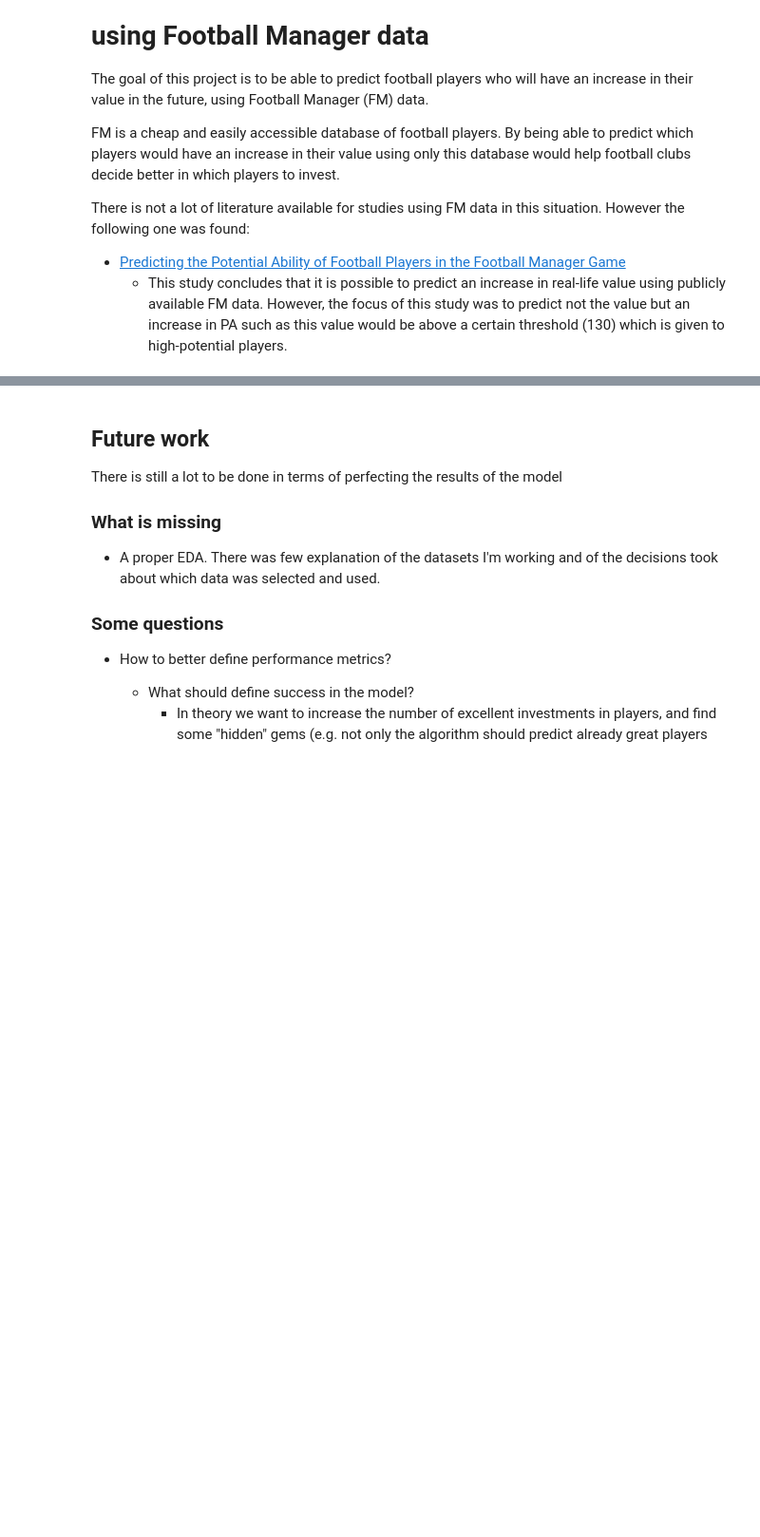
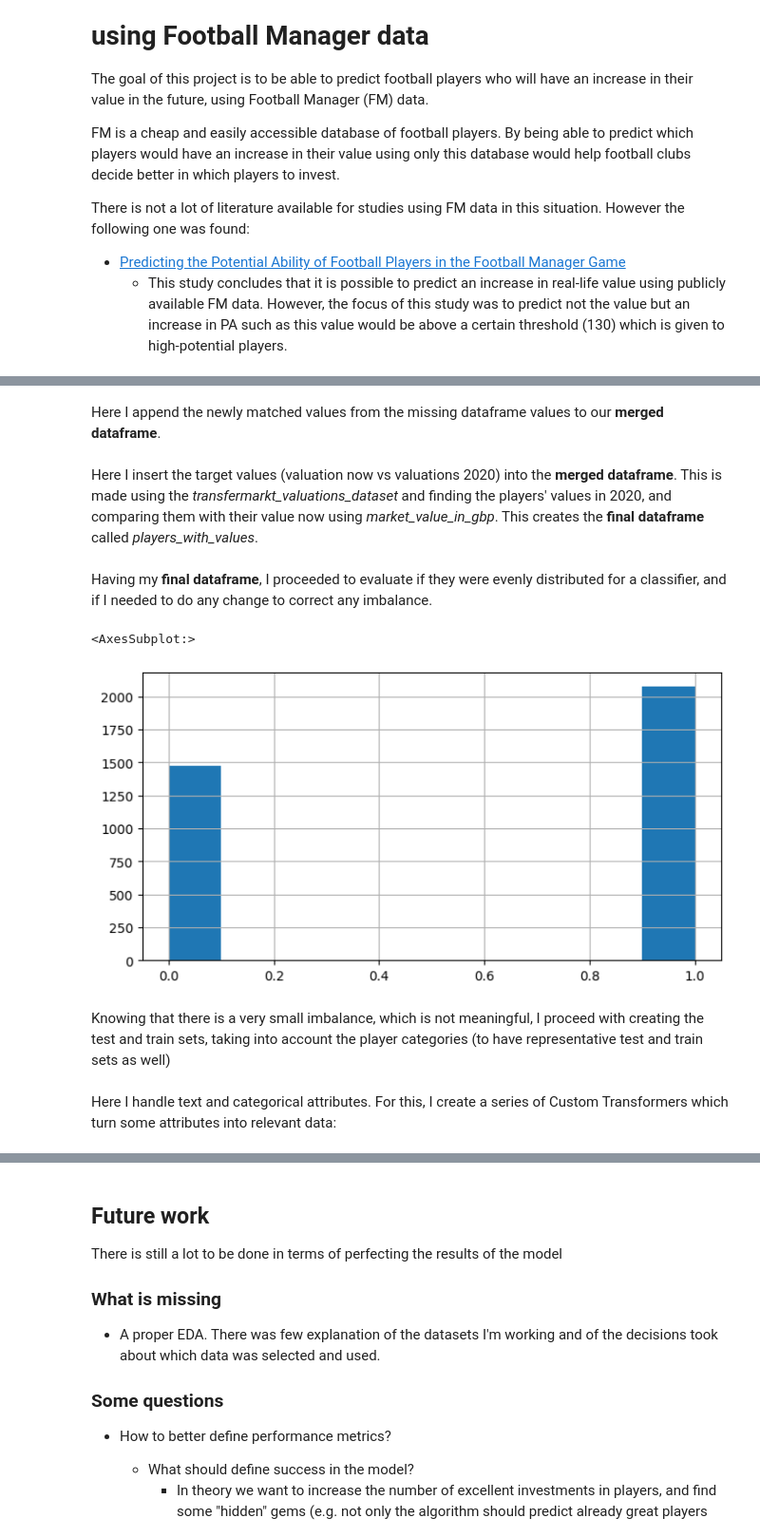
Before and after one commit to ricardogffcouto/fm-predictor, a Jupyter notebook: value_increase_predictor.ipynb, the cells around one changed output, grey strips where cells are left out. Shown: that part at 95% size. Saved outputs shown, nothing was run; the diff lists cells and outputs as text; code cells hidden in the pictures; blank space fills up the shorter version.

```diff
--- a/value_increase_predictor.ipynb
+++ b/value_increase_predictor.ipynb
@@ -363,0 +132,9 @@ Report SWEETVIZ_REPORT.html was generated! NOTEBOOK/COLAB USERS: the web browser
+# %%
+fm20_name_nation_mapping = fm20_base_players_df.groupby('Nation').head(5)[['Transfermarkt_Name', 'Nation']]
+
+transfermarkt_name_nation_mapping = transfermarkt_players_dataset[['name', 'country_of_citizenship']]
+
+player_nationalities_mapping = fm20_name_nation_mapping.merge(transfermarkt_name_nation_mapping, left_on='Transfermarkt_Name', right_on='name')
+player_nationalities_mapping.drop_duplicates(subset='Nation', inplace=True)
+
+fm20_base_players_df = fm20_base_players_df.merge(player_nationalities_mapping[['Nation', 'country_of_citizenship']], on='Nation')
@@ -363,0 +143,4 @@ Report SWEETVIZ_REPORT.html was generated! NOTEBOOK/COLAB USERS: the web browser
+# %%
+transfermarkt_fm20_merged_df = fm20_base_players_df.merge(transfermarkt_base_players_df, left_on=['Transfermarkt_Name', 'country_of_citizenship'], right_on=['name', 'country_of_citizenship'])
+
+transfermarkt_fm20_merged_df.drop_duplicates(subset=['Transfermarkt_Name', 'country_of_citizenship'], inplace=True)
@@ -363,0 +185,35 @@ Report SWEETVIZ_REPORT.html was generated! NOTEBOOK/COLAB USERS: the web browser
+# %% [markdown]
+Here I append the newly matched values from the missing dataframe values to our **merged dataframe**.
+# %%
+tfmk_missing = missing.merge(matches.to_frame('fm_player_index'), left_index=True, right_index=True).dropna()
+tfmk_missing['fm_player_index'] = tfmk_missing['fm_player_index'].apply(lambda x: x.tolist()[0])
+tfmk_missing = tfmk_missing.merge(fm20_base_players_df, left_on='fm_player_index', right_index=True)
+transfermarkt_fm20_merged_df = transfermarkt_fm20_merged_df.append(tfmk_missing)
+# %% [markdown]
+Here I insert the target values (valuation now vs valuations 2020) into the **merged dataframe**. This is made using the *transfermarkt_valuations_dataset* and finding the players' values in 2020, and comparing them with their value now using *market_value_in_gbp*. This creates the **final dataframe** called *players_with_values*.
+# %%
+
+transfermarkt_fm20_merged_df['value_2022'] = transfermarkt_fm20_merged_df['market_value_in_gbp']
+
+player_values_2020 = transfermarkt_valuations_dataset.query("date >= '2019-07-01' & date <= '2020-12-31'").sort_values(by='date', ascending=True).drop_duplicates(subset='player_id')
+
+player_values_2020['value_2020'] = player_values_2020['market_value']
+
+players_with_values = transfermarkt_fm20_merged_df.merge(player_values_2020, on='player_id')
+
+players_with_values['value_diff'] = players_with_values['value_2022'] - players_with_values['value_2020']
+# %% [markdown]
+Having my **final dataframe**, I proceeded to evaluate if they were evenly distributed for a classifier, and if I needed to do any change to correct any imbalance.
+# %%
+value_bins = [-np.inf, 0, np.inf]
+
+base_players_dataset = players_with_values[:]
+
+base_players_dataset['value_cat'] = pd.cut(players_with_values["value_diff"], bins=value_bins, labels=range(len(value_bins)-1))
+
+base_players_dataset['value_cat'].hist()
+# %% [output]
+<AxesSubplot:>
+[figure, added]
+# %% [markdown]
+Knowing that there is a very small imbalance, which is not meaningful, I proceed with creating the test and train sets, taking into account the player categories (to have representative test and train sets as well)
@@ -363,0 +232,2 @@ Report SWEETVIZ_REPORT.html was generated! NOTEBOOK/COLAB USERS: the web browser
+# %% [markdown]
+Here I handle text and categorical attributes. For this, I create a series of Custom Transformers which turn some attributes into relevant data:
```
Also changed, not shown: parts of 73 cells of this notebook, 5 other files.
